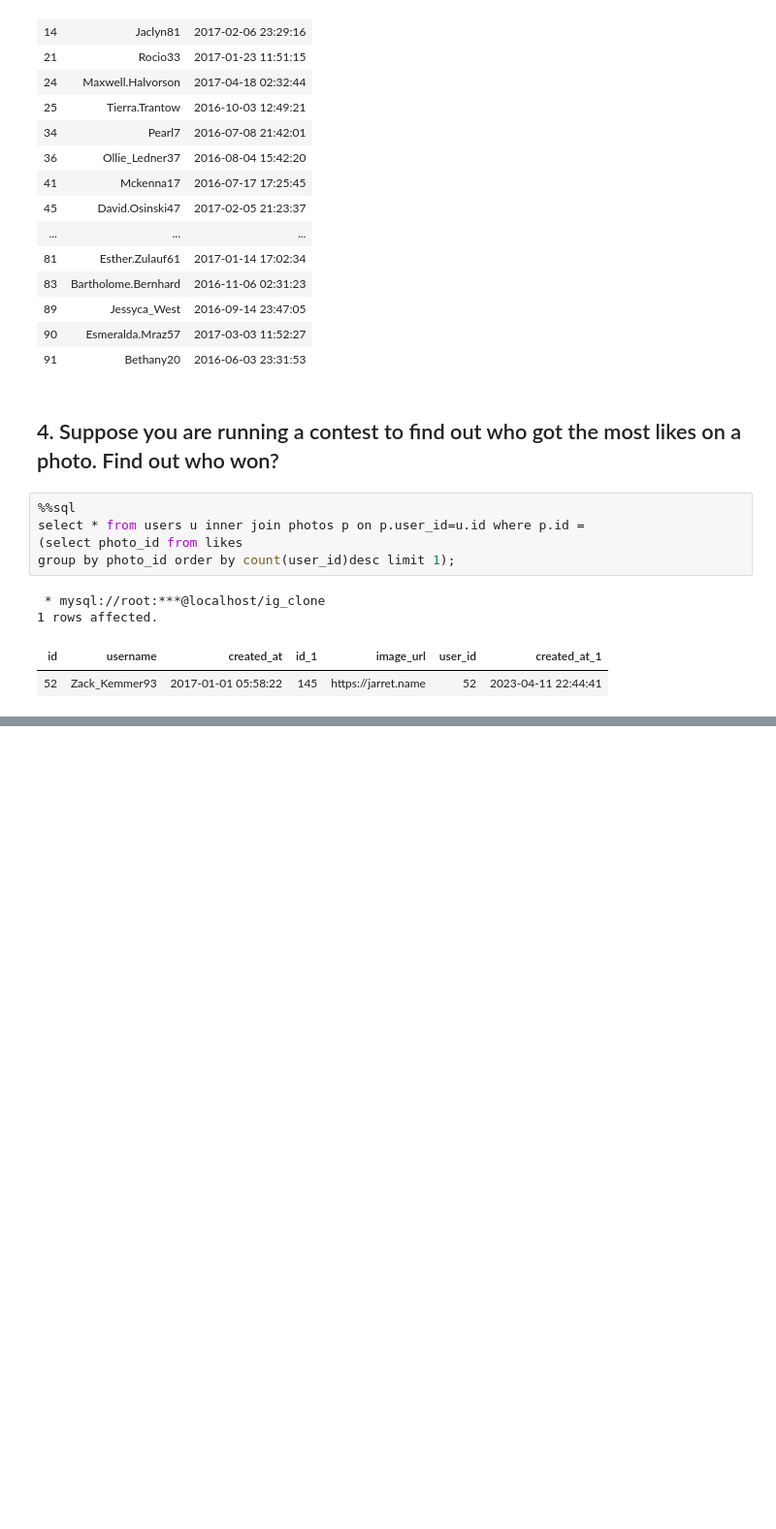
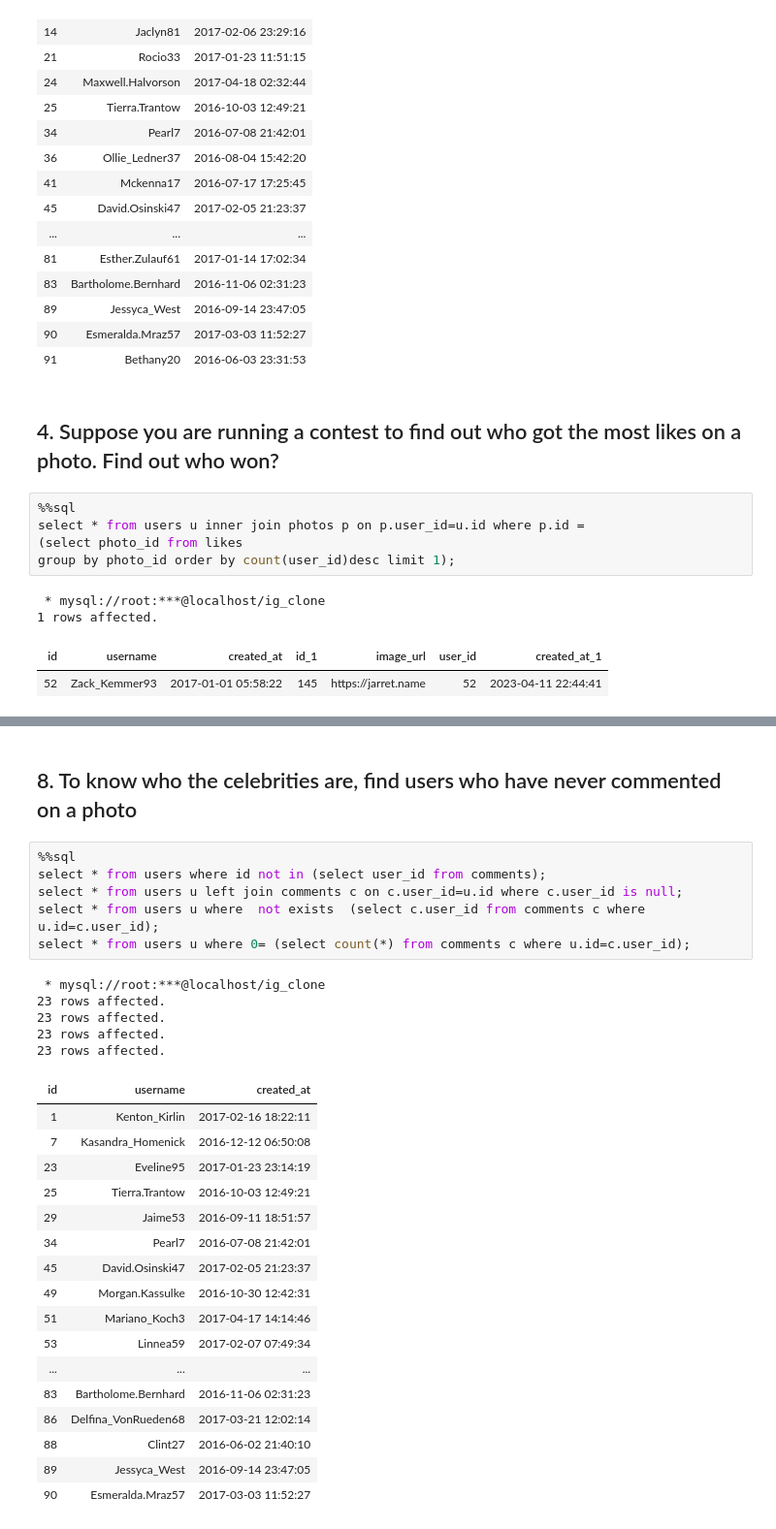
Before and after one commit to Sanjaykmrjnv/Instagram-Clone-Database-Analysis, a Jupyter notebook: Instagram Clone Database Analysis.ipynb, the cells around one changed output, grey strips where cells are left out. Shown: that part at 97% size. Drawn from its saved outputs; the diff is of its cells as text; blank space fills up the shorter version.

```diff
--- a/Instagram Clone Database Analysis.ipynb
+++ b/Instagram Clone Database Analysis.ipynb
@@ -109,0 +218,31 @@ group by photo_id order by count(user_id)desc limit 1);
+# %% [markdown]
+## 8. To know who the celebrities are, find users who have never commented on a photo
+# %%
+%%sql
+select * from users where id not in (select user_id from comments);
+select * from users u left join comments c on c.user_id=u.id where c.user_id is null;
+select * from users u where  not exists  (select c.user_id from comments c where u.id=c.user_id);
+select * from users u where 0= (select count(*) from comments c where u.id=c.user_id);
+# %% [output]
+ * mysql://root:***@localhost/ig_clone
+23 rows affected.
+23 rows affected.
+23 rows affected.
+23 rows affected.
+| id | username | created_at |
+| 1 | Kenton_Kirlin | 2017-02-16 18:22:11 |
+| 7 | Kasandra_Homenick | 2016-12-12 06:50:08 |
+| 23 | Eveline95 | 2017-01-23 23:14:19 |
+| 25 | Tierra.Trantow | 2016-10-03 12:49:21 |
+| 29 | Jaime53 | 2016-09-11 18:51:57 |
+| 34 | Pearl7 | 2016-07-08 21:42:01 |
+| 45 | David.Osinski47 | 2017-02-05 21:23:37 |
+| 49 | Morgan.Kassulke | 2016-10-30 12:42:31 |
+| 51 | Mariano_Koch3 | 2017-04-17 14:14:46 |
+| 53 | Linnea59 | 2017-02-07 07:49:34 |
+| ... | ... | ... |
+| 83 | Bartholome.Bernhard | 2016-11-06 02:31:23 |
+| 86 | Delfina_VonRueden68 | 2017-03-21 12:02:14 |
+| 88 | Clint27 | 2016-06-02 21:40:10 |
+| 89 | Jessyca_West | 2016-09-14 23:47:05 |
+| 90 | Esmeralda.Mraz57 | 2017-03-03 11:52:27 |
```
Also changed, not shown: parts of 11 cells of this notebook.
